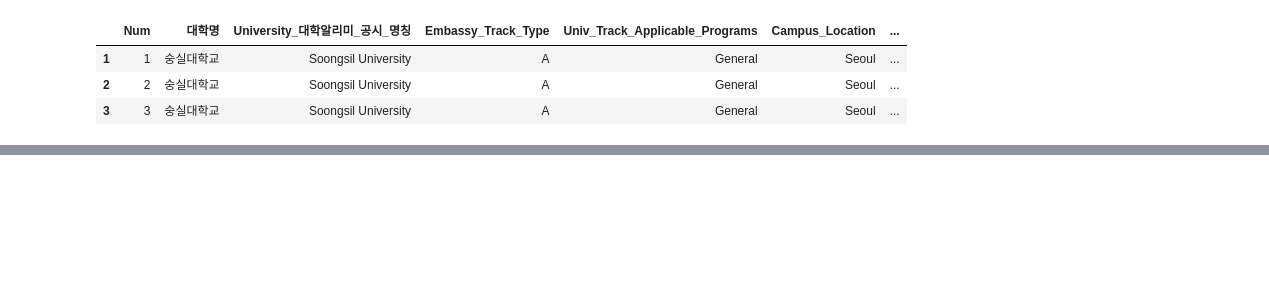
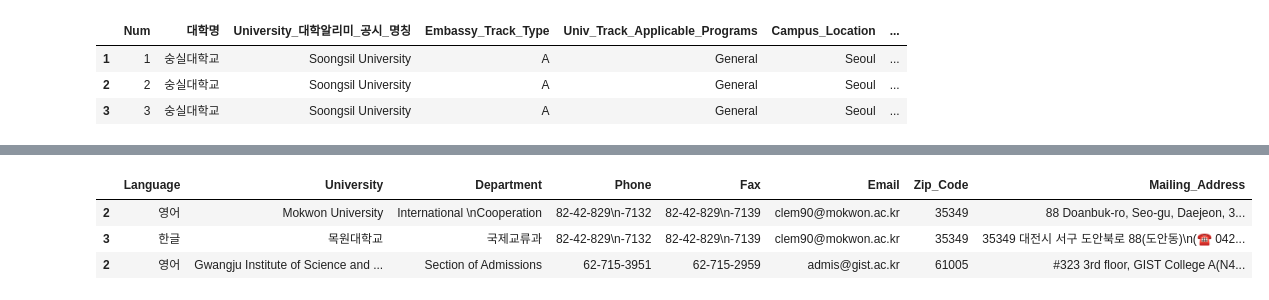
Before and after one commit to JASorianoHernandez/gks24_UniversityDataInformationProject, a Jupyter notebook: GKS24_Univeristies_DataInformation.ipynb, the cells around one changed output, grey strips where cells are left out. Saved outputs shown, nothing was run; the diff lists cells and outputs as text; code cells hidden in the pictures; blank space fills up the shorter version.

```diff
--- a/GKS24_Univeristies_DataInformation.ipynb
+++ b/GKS24_Univeristies_DataInformation.ipynb
@@ -275,0 +372,19 @@ finalResult.to_sql('universities', con=engine, if_exists='replace', index=False)
+# %%
+### Columns
+
+columnNames2 = ["Language",
+ "University",
+ "Department",
+ "Phone",
+ "Fax",
+ "Email",
+ "Zip_Code",
+ "Mailing_Address"]
+
+df_concat2.columns = columnNames2
+df_concat2.head(3)
+# %% [output]
+|  | Language | University | Department | Phone | Fax | Email | Zip_Code | Mailing_Address |
+| 2 | 영어 | Mokwon University | International \nCooperation | 82-42-829\n-7132 | 82-42-829\n-7139 | clem90@mokwon.ac.kr | 35349 | 88 Doanbuk-ro, Seo-gu, Daejeon, 3... |
+| 3 | 한글 | 목원대학교 | 국제교류과 | 82-42-829\n-7132 | 82-42-829\n-7139 | clem90@mokwon.ac.kr | 35349 | 35349 대전시 서구 도안북로 88(도안동)\n(☎ 042... |
+| 2 | 영어 | Gwangju Institute of Science and ... | Section of Admissions | 62-715-3951 | 62-715-2959 | admis@gist.ac.kr | 61005 | #323 3rd floor, GIST College A(N4... |
```
Also changed, not shown: parts of 30 cells of this notebook.
